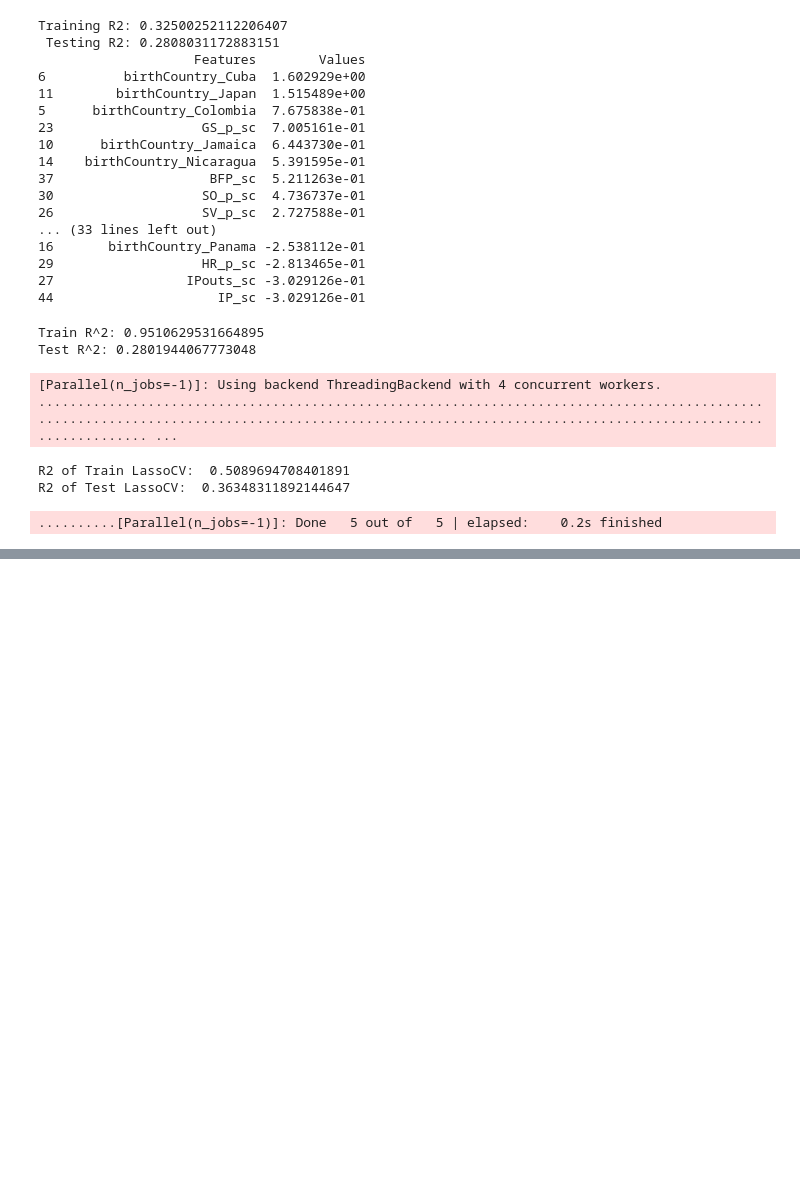
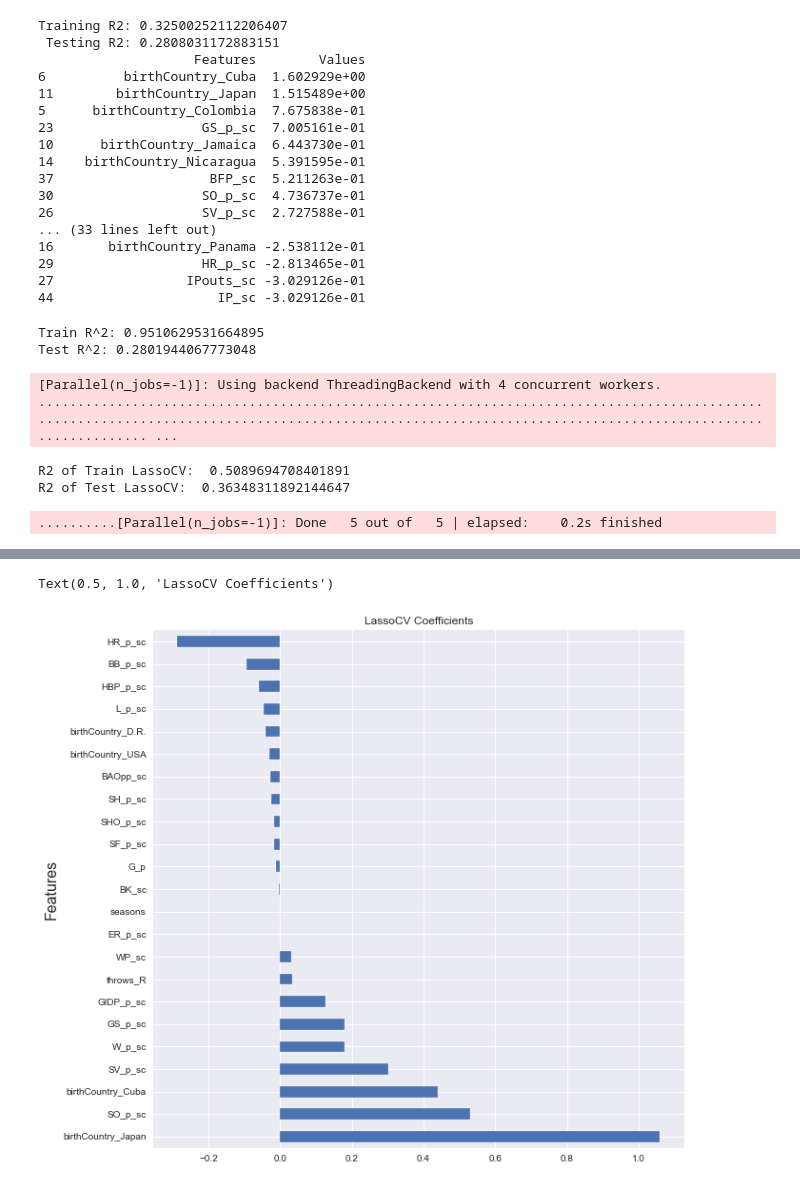
Before and after one commit to ptorres001/MLB_Salary_prediction, a Jupyter notebook: 03_modeling.ipynb, the cells around one changed output, grey strips where cells are left out. Cells and saved outputs as stored; diff of their text form; code cells hidden in the pictures; blank space fills up the shorter version.

Commit message:
updated modeling

```diff
--- a/03_modeling.ipynb
+++ b/03_modeling.ipynb
@@ -733,3 +733,9 @@ print('R2 of Test LassoCV: ', testr2)
 R2 of Train LassoCV:  0.5089694708401891
 R2 of Test LassoCV:  0.36348311892144647
 ..........[Parallel(n_jobs=-1)]: Done   5 out of   5 | elapsed:    0.2s finished
+# %%
+coef_df = pd.DataFrame()
+coef_df['features'] = X_train_pitch.columns
+coef_df['values'] = lassoCV_model.coef_
+model_coef = coef_df.sort_values(by='values', ascending= False)
+model_coef
@@ -735,0 +760,9 @@ R2 of Test LassoCV:  0.36348311892144647
+# %%
+fig, ax = plt.subplots(figsize=(10,10))
+model_coef.loc[model_coef['values'] !=0].plot.barh(x='features', y= 'values', ax= ax, legend=False)
+ax.set_ylabel('Features', fontsize=16)
+ax.set_title('LassoCV Coefficients')
+#fig.savefig('lassocvcoef', bbox_inches = 'tight', pad_inches=0.5)
+# %% [output]
+Text(0.5, 1.0, 'LassoCV Coefficients')
+[figure, added]
```
Also changed, not shown: parts of 1 cell of this notebook.
